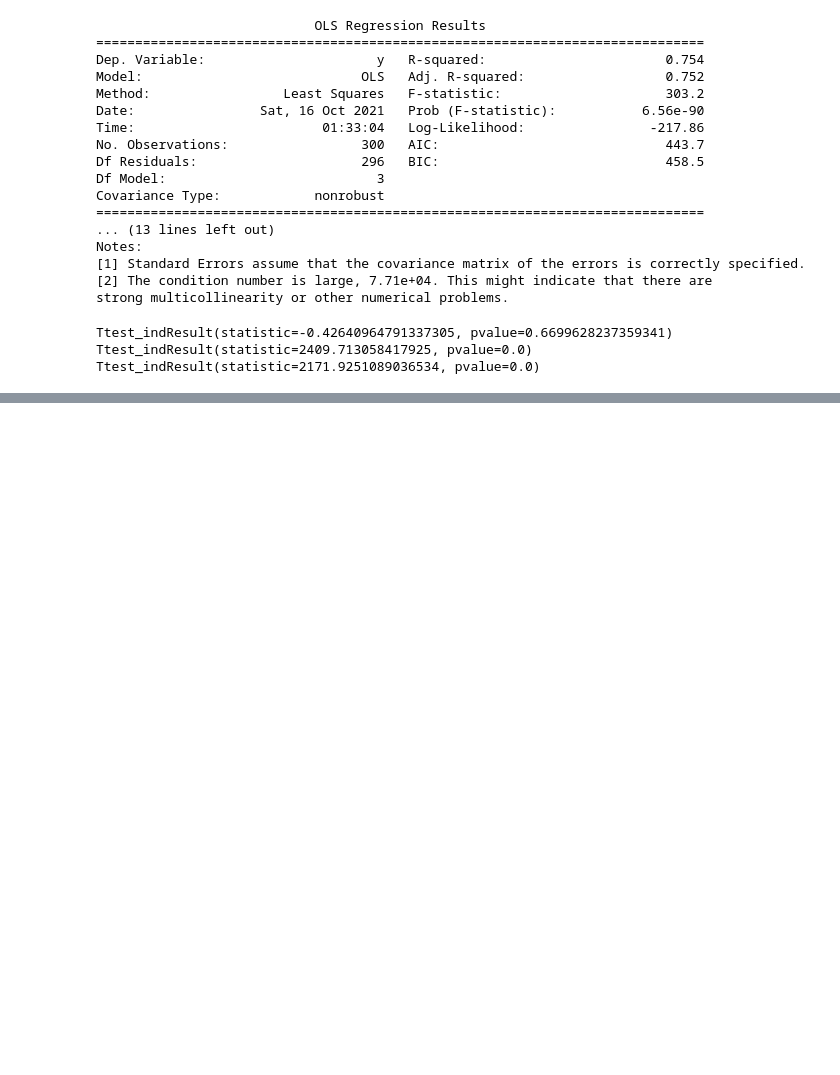
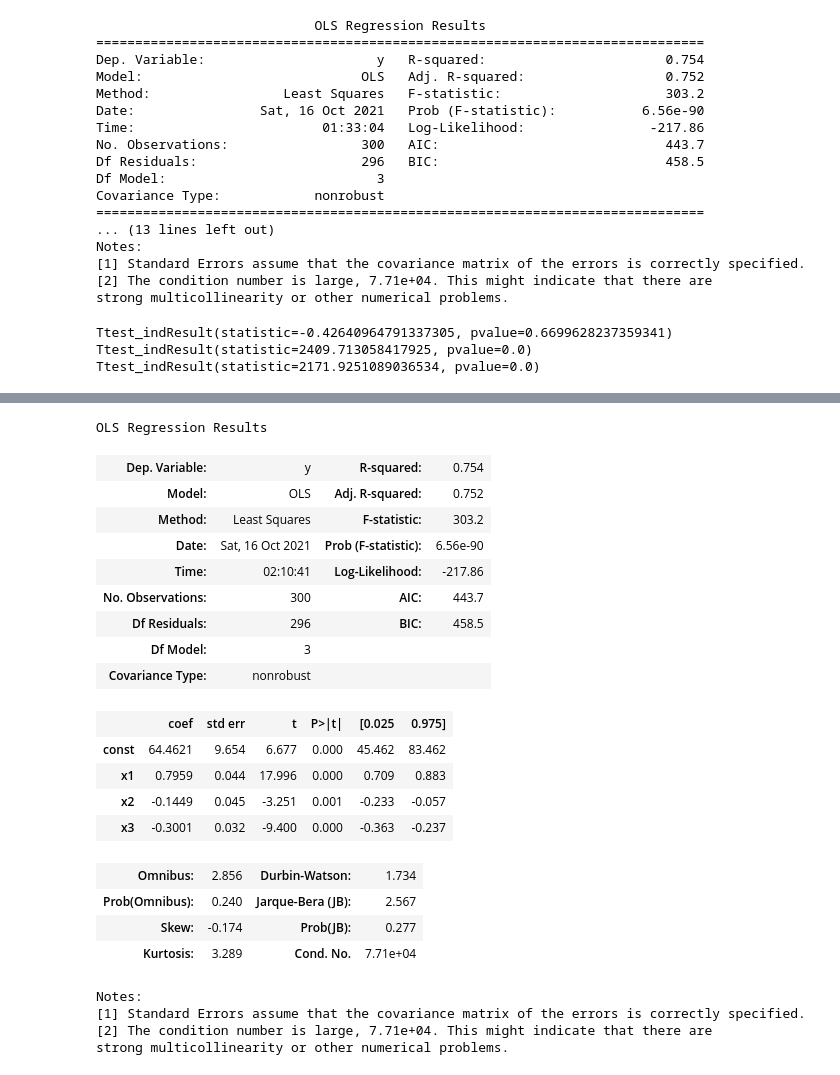
Before and after one commit to Amikuto/Econometric, a Jupyter notebook: 9oct/hw/Kurtaev16.ipynb, the cells around one changed output, grey strips where cells are left out. Cells and saved outputs as stored; diff of their text form; code cells hidden in the pictures; blank space fills up the shorter version.

```diff
--- a/9oct/hw/Test.ipynb
+++ b/9oct/hw/Kurtaev16.ipynb
@@ -201,0 +183,28 @@ array([[226.55805726],
+# %%
+model = smmy.OLS(y, x1_x2_x3_const)
+results = model.fit()
+results.summary()
+# %% [output]
+OLS Regression Results
+| Dep. Variable: | y | R-squared: | 0.754 |
+| Model: | OLS | Adj. R-squared: | 0.752 |
+| Method: | Least Squares | F-statistic: | 303.2 |
+| Date: | Sat, 16 Oct 2021 | Prob (F-statistic): | 6.56e-90 |
+| Time: | 02:10:41 | Log-Likelihood: | -217.86 |
+| No. Observations: | 300 | AIC: | 443.7 |
+| Df Residuals: | 296 | BIC: | 458.5 |
+| Df Model: | 3 |  |  |
+| Covariance Type: | nonrobust |  |  |
+|  | coef | std err | t | P>|t| | [0.025 | 0.975] |
+| const | 64.4621 | 9.654 | 6.677 | 0.000 | 45.462 | 83.462 |
+| x1 | 0.7959 | 0.044 | 17.996 | 0.000 | 0.709 | 0.883 |
+| x2 | -0.1449 | 0.045 | -3.251 | 0.001 | -0.233 | -0.057 |
+| x3 | -0.3001 | 0.032 | -9.400 | 0.000 | -0.363 | -0.237 |
+| Omnibus: | 2.856 | Durbin-Watson: | 1.734 |
+| Prob(Omnibus): | 0.240 | Jarque-Bera (JB): | 2.567 |
+| Skew: | -0.174 | Prob(JB): | 0.277 |
+| Kurtosis: | 3.289 | Cond. No. | 7.71e+04 |
+Notes:
+[1] Standard Errors assume that the covariance matrix of the errors is correctly specified.
+[2] The condition number is large, 7.71e+04. This might indicate that there are
+strong multicollinearity or other numerical problems.
```
Also changed, not shown: parts of 8 cells of this notebook, 2 other files.
